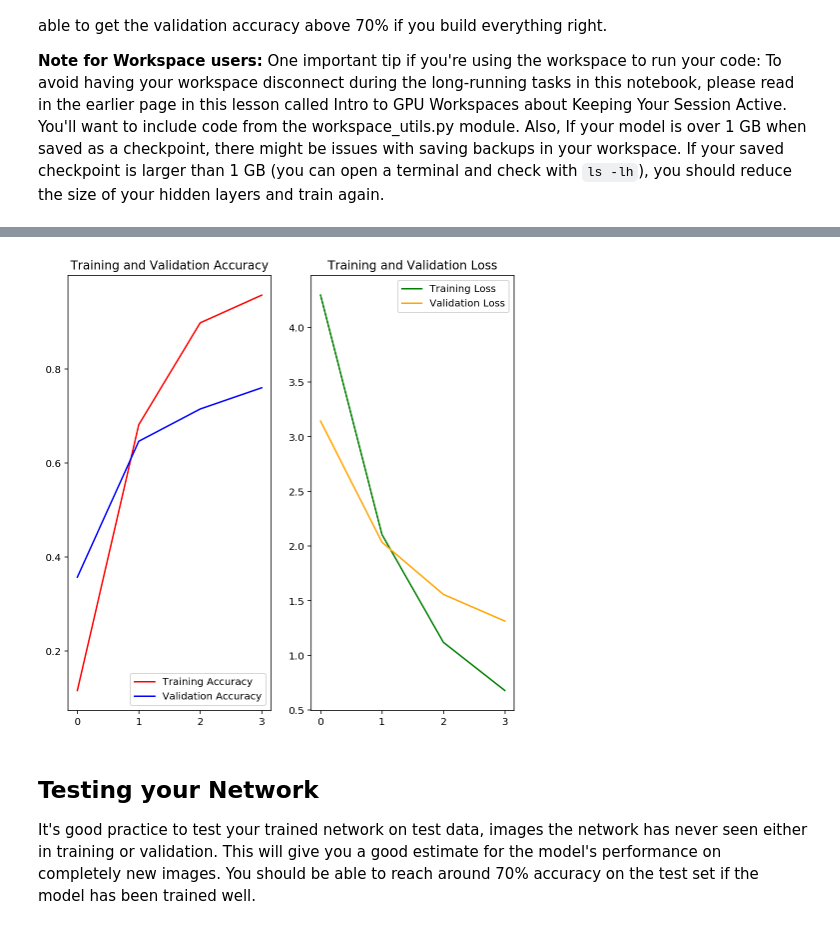
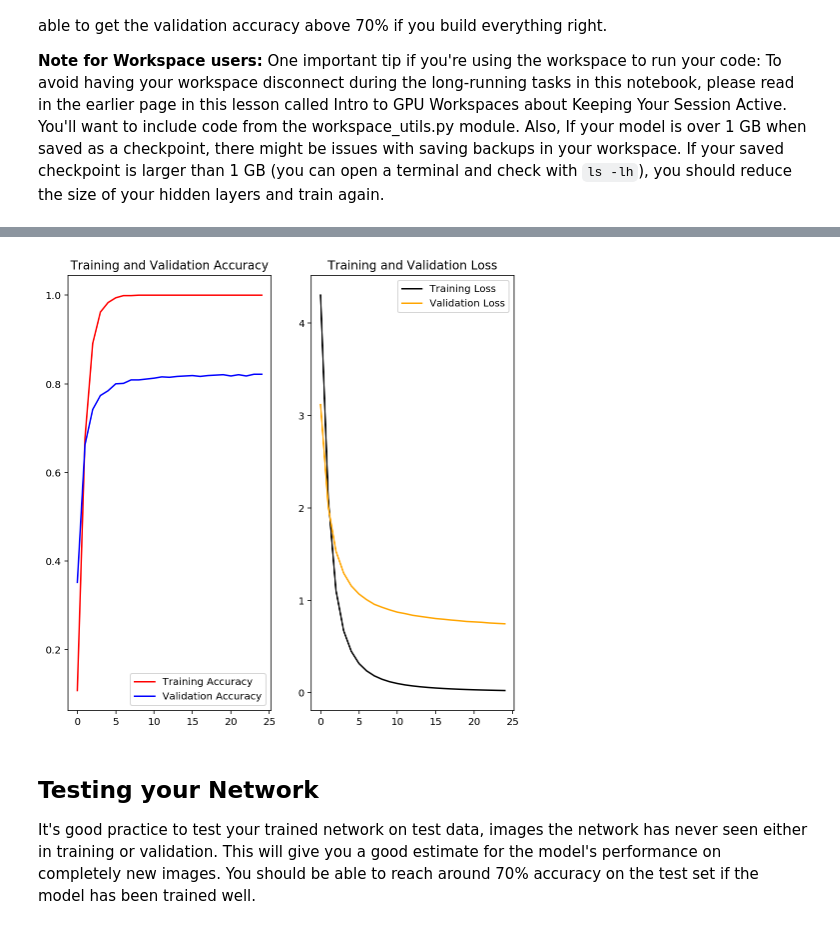
Before and after one commit to ooa747/Project_Image_Classifier_Project, a Jupyter notebook: Project_Image_Classifier_Project.ipynb, the cells around one changed output, grey strips where cells are left out. Saved outputs shown, nothing was run; the diff lists cells and outputs as text; code cells hidden in the pictures.

```diff
--- a/Project_Image_Classifier_Project.ipynb
+++ b/Project_Image_Classifier_Project.ipynb
@@ -275,7 +275,7 @@ model.compile(optimizer='adam',
               loss='sparse_categorical_crossentropy',
               metrics=['accuracy'])
 
-EPOCHS = 4
+EPOCHS = 25
 
 history = model.fit(training_batches,
                     epochs=EPOCHS,
@@ -295,27 +304,27 @@ Epoch 4/4
 # %%
 # TODO: Plot the loss and accuracy values achieved during training for the training and validation set.
 training_accuracy = history.history['accuracy']
 validation_accuracy = history.history['val_accuracy']
 training_loss = history.history['loss']
 validation_loss = history.history['val_loss']
 
 epochs_range = range(EPOCHS)
 
 plt.figure(figsize=(8, 8))
 plt.subplot(1, 2, 1)
 plt.plot(epochs_range, training_accuracy, color='red', label='Training Accuracy')
 plt.plot(epochs_range, validation_accuracy, color='blue', label='Validation Accuracy')
 plt.legend(loc='lower right')
 plt.title('Training and Validation Accuracy')
 
 plt.subplot(1, 2, 2)
-plt.plot(epochs_range, training_loss, color='green',label='Training Loss')
+plt.plot(epochs_range, training_loss, color='black',label='Training Loss')
 plt.plot(epochs_range, validation_loss, color='orange', label='Validation Loss')
 plt.legend(loc='upper right')
 plt.title('Training and Validation Loss')
 plt.show()
 # %% [output]
-[figure, old version]
+[figure, new version]
 # %% [markdown]
 ## Testing your Network
 
```
Also changed, not shown: parts of 8 cells of this notebook.
